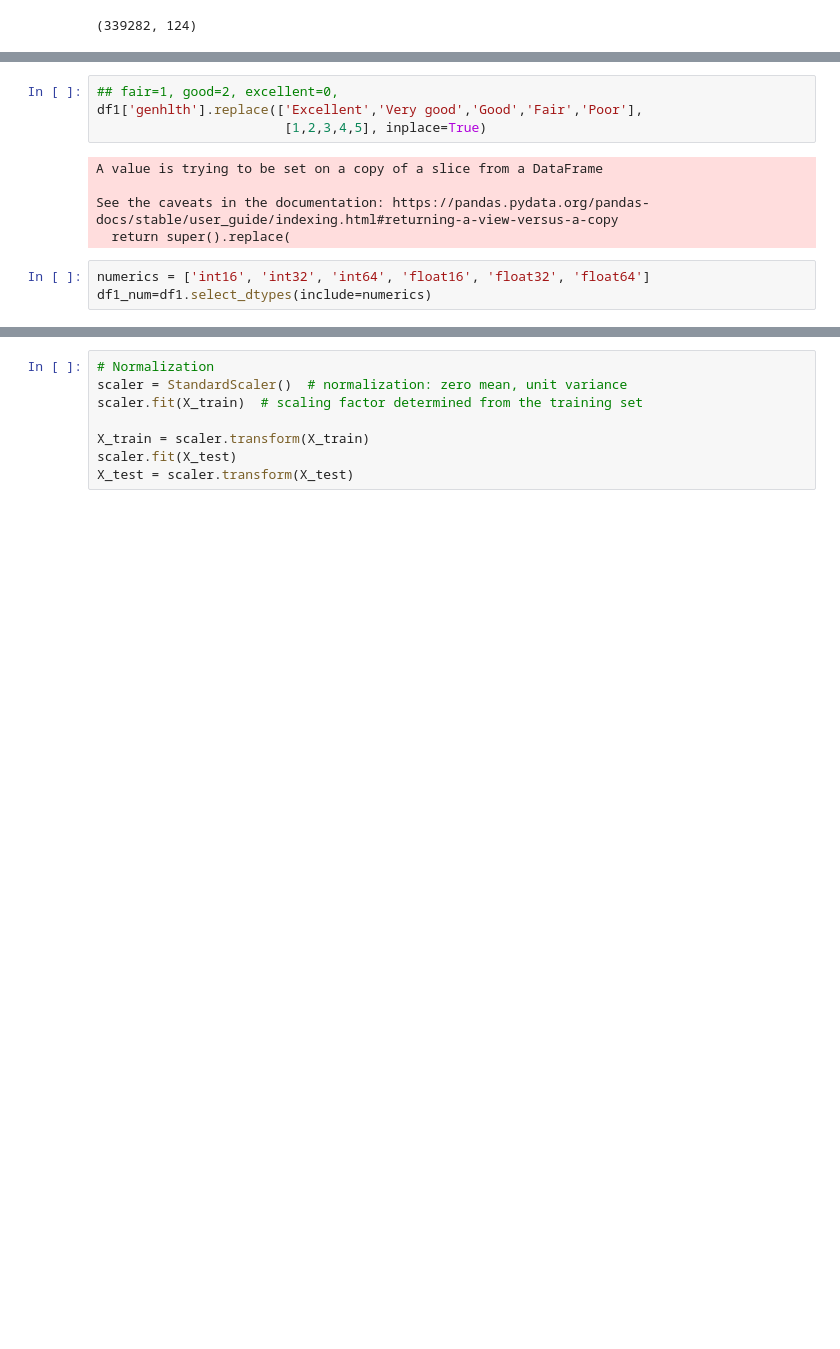
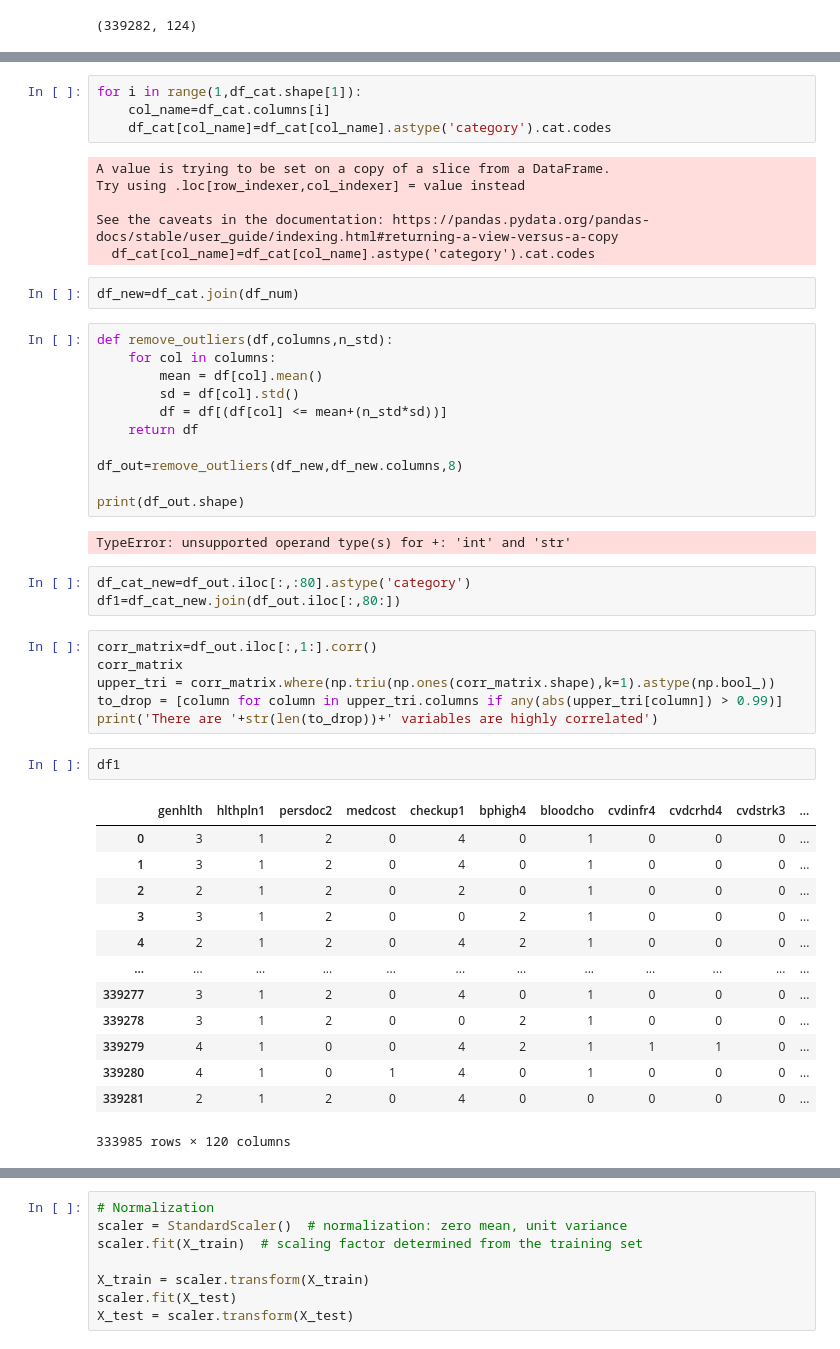
Before and after one commit to alicewuhhh/Health-Survey-Risk-Factors, a Jupyter notebook: Final_Project_Health_Survey_Risk.ipynb, the cells around one changed output, grey strips where cells are left out. Saved outputs shown, nothing was run; the diff lists cells and outputs as text; blank space fills up the shorter version.

```diff
--- a/Final_Project_Health_Survey_Risk.ipynb
+++ b/Final_Project_Health_Survey_Risk.ipynb
@@ -130,12 +122,50 @@ See the caveats in the documentation: https://pandas.pydata.org/pandas-docs/stab
+# %%
+for i in range(1,df_cat.shape[1]):
+    col_name=df_cat.columns[i]
+    df_cat[col_name]=df_cat[col_name].astype('category').cat.codes
+# %% [output]
+A value is trying to be set on a copy of a slice from a DataFrame.
+Try using .loc[row_indexer,col_indexer] = value instead
+
+See the caveats in the documentation: https://pandas.pydata.org/pandas-docs/stable/user_guide/indexing.html#returning-a-view-versus-a-copy
+  df_cat[col_name]=df_cat[col_name].astype('category').cat.codes
+# %%
+df_new=df_cat.join(df_num)
 # %%
-## fair=1, good=2, excellent=0,
-df1['genhlth'].replace(['Excellent','Very good','Good','Fair','Poor'],
-                        [1,2,3,4,5], inplace=True)
+def remove_outliers(df,columns,n_std):
+    for col in columns:
+        mean = df[col].mean()
+        sd = df[col].std()
+        df = df[(df[col] <= mean+(n_std*sd))]
+    return df
+
+df_out=remove_outliers(df_new,df_new.columns,8)
+
+print(df_out.shape)
 # %% [output]
-A value is trying to be set on a copy of a slice from a DataFrame
-
-See the caveats in the documentation: https://pandas.pydata.org/pandas-docs/stable/user_guide/indexing.html#returning-a-view-versus-a-copy
-  return super().replace(
+TypeError: unsupported operand type(s) for +: 'int' and 'str'
+# %%
+df_cat_new=df_out.iloc[:,:80].astype('category')
+df1=df_cat_new.join(df_out.iloc[:,80:])
+# %%
+corr_matrix=df_out.iloc[:,1:].corr()
+corr_matrix
+upper_tri = corr_matrix.where(np.triu(np.ones(corr_matrix.shape),k=1).astype(np.bool_))
+to_drop = [column for column in upper_tri.columns if any(abs(upper_tri[column]) > 0.99)]
+print('There are '+str(len(to_drop))+' variables are highly correlated')
 # %%
-numerics = ['int16', 'int32', 'int64', 'float16', 'float32', 'float64']
-df1_num=df1.select_dtypes(include=numerics)
+df1
+# %% [output]
+|  | genhlth | hlthpln1 | persdoc2 | medcost | checkup1 | bphigh4 | bloodcho | cvdinfr4 | cvdcrhd4 | cvdstrk3 | ... |
+| 0 | 3 | 1 | 2 | 0 | 4 | 0 | 1 | 0 | 0 | 0 | ... |
+| 1 | 3 | 1 | 2 | 0 | 4 | 0 | 1 | 0 | 0 | 0 | ... |
+| 2 | 2 | 1 | 2 | 0 | 2 | 0 | 1 | 0 | 0 | 0 | ... |
+| 3 | 3 | 1 | 2 | 0 | 0 | 2 | 1 | 0 | 0 | 0 | ... |
+| 4 | 2 | 1 | 2 | 0 | 4 | 2 | 1 | 0 | 0 | 0 | ... |
+| ... | ... | ... | ... | ... | ... | ... | ... | ... | ... | ... | ... |
+| 339277 | 3 | 1 | 2 | 0 | 4 | 0 | 1 | 0 | 0 | 0 | ... |
+| 339278 | 3 | 1 | 2 | 0 | 0 | 2 | 1 | 0 | 0 | 0 | ... |
+| 339279 | 4 | 1 | 0 | 0 | 4 | 2 | 1 | 1 | 1 | 0 | ... |
+| 339280 | 4 | 1 | 0 | 1 | 4 | 0 | 1 | 0 | 0 | 0 | ... |
+| 339281 | 2 | 1 | 2 | 0 | 4 | 0 | 0 | 0 | 0 | 0 | ... |
+333985 rows × 120 columns
```
Also changed, not shown: parts of 38 cells of this notebook.
